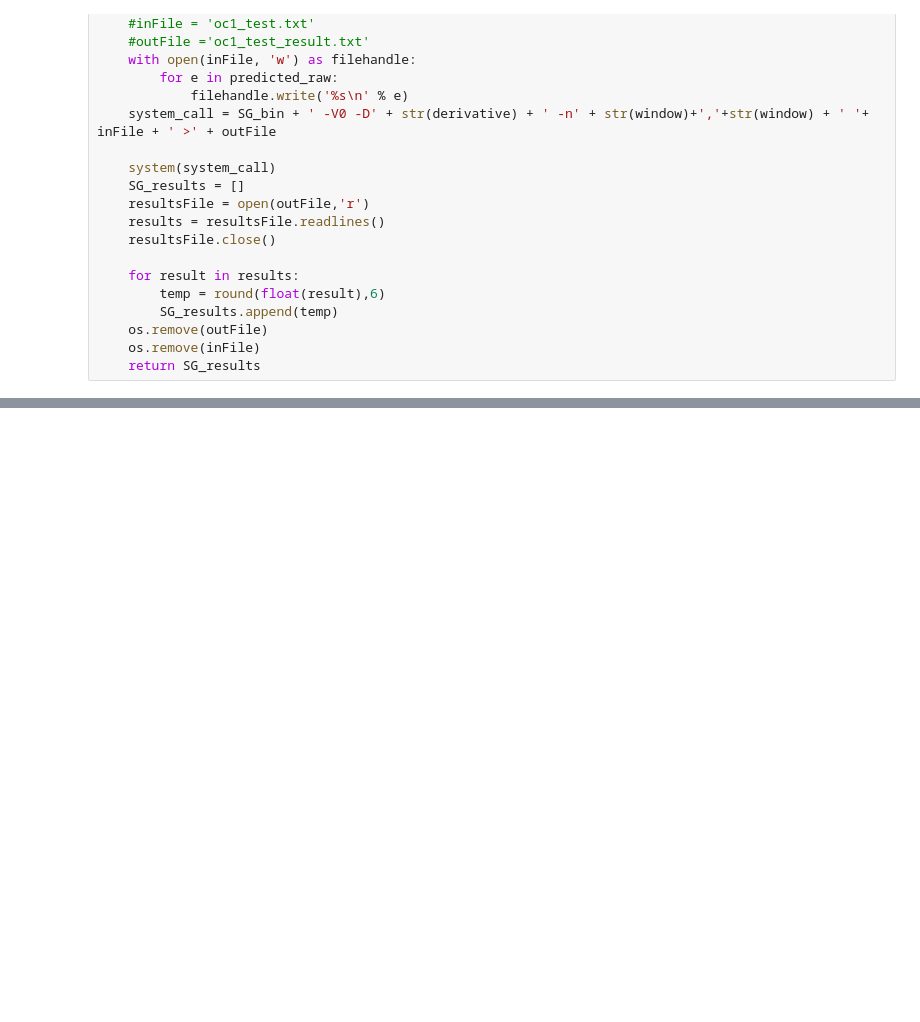
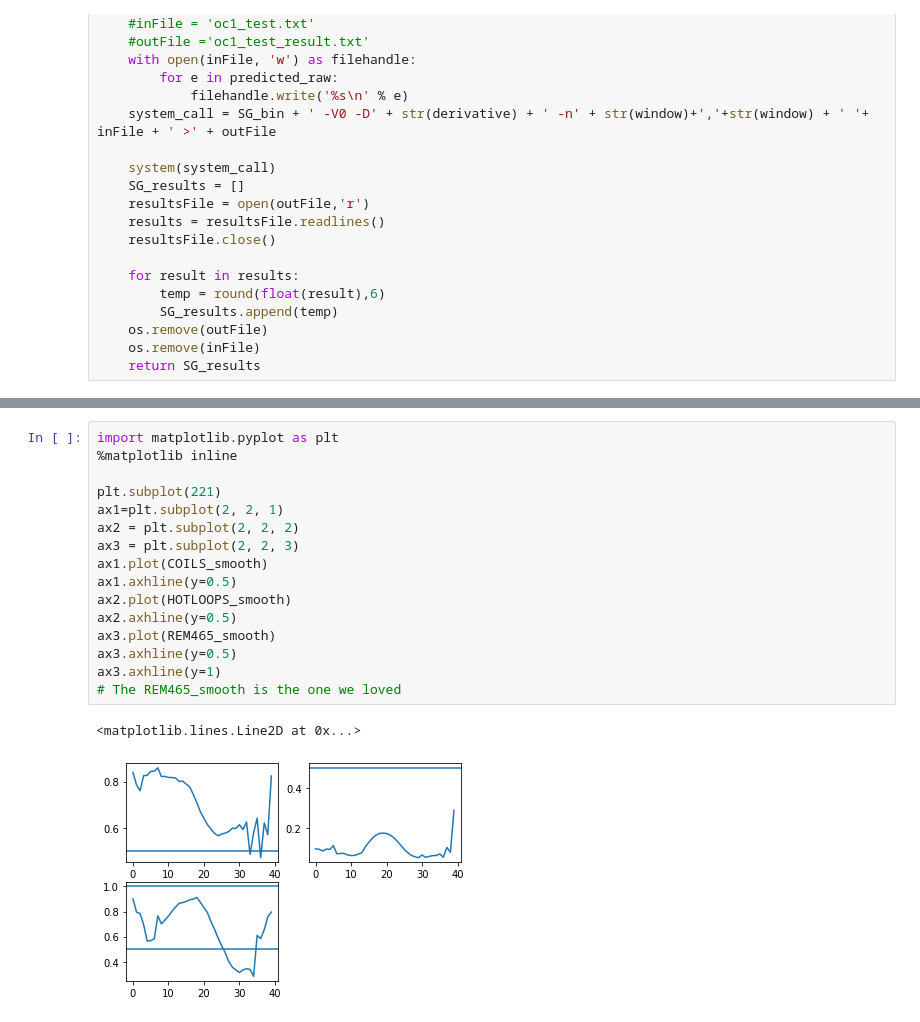
Before and after one commit to xiaodongeast/ProteinPrediction, a Jupyter notebook: dis_prediction.ipynb, the cells around one changed output, grey strips where cells are left out. Saved outputs shown, nothing was run; the diff lists cells and outputs as text; blank space fills up the shorter version.

```diff
--- a/dis_prediction.ipynb
+++ b/dis_prediction.ipynb
@@ -136,0 +304,19 @@ print(COILS_smooth,'\n\n', COILS_raw)
+# %%
+import matplotlib.pyplot as plt
+%matplotlib inline
+
+plt.subplot(221)
+ax1=plt.subplot(2, 2, 1)
+ax2 = plt.subplot(2, 2, 2)
+ax3 = plt.subplot(2, 2, 3)
+ax1.plot(COILS_smooth)
+ax1.axhline(y=0.5)
+ax2.plot(HOTLOOPS_smooth)
+ax2.axhline(y=0.5)
+ax3.plot(REM465_smooth)
+ax3.axhline(y=0.5)
+ax3.axhline(y=1)
+# The REM465_smooth is the one we loved
+# %% [output]
+<matplotlib.lines.Line2D at 0x...>
+[figure, added]
```
Also changed, not shown: parts of 14 cells of this notebook.
